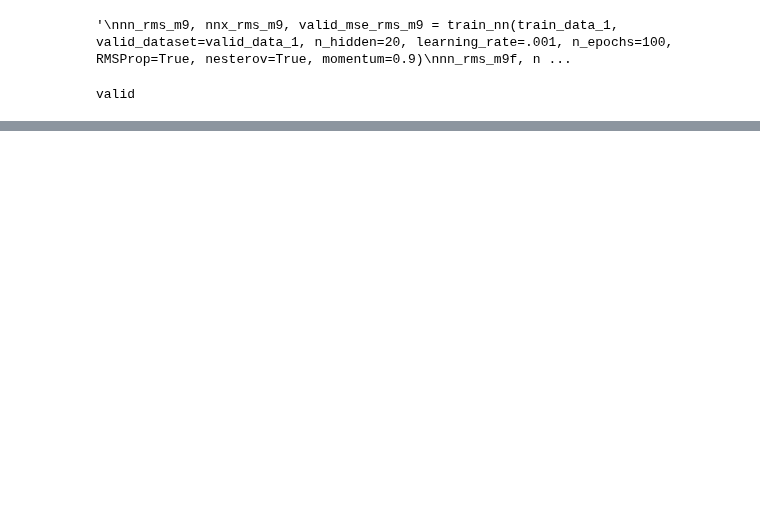
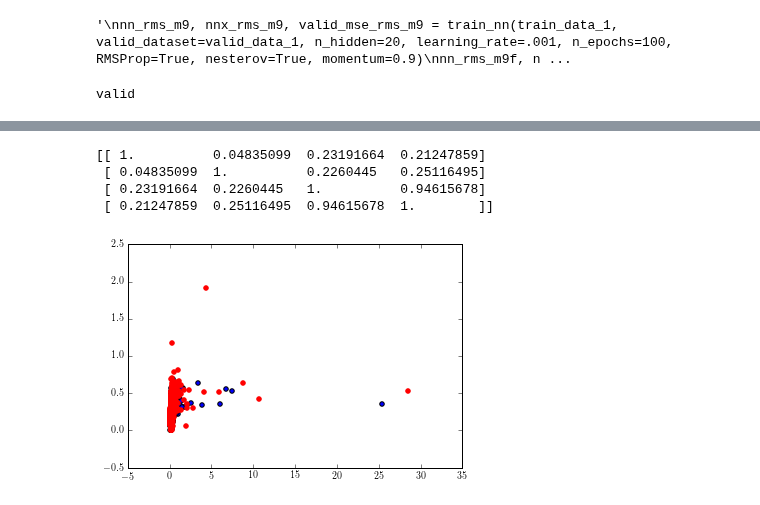
Before and after one commit to NYUMaLab/Divisive_Normalization_Project, a Jupyter notebook: Code/Demixing/Demixing DNN.ipynb, the cells around one changed output, grey strips where cells are left out. Cells and saved outputs as stored; diff of their text form; code cells hidden in the pictures; blank space fills up the shorter version.

```diff
--- a/Code/Demixing/Demixing DNN.ipynb
+++ b/Code/Demixing/Demixing DNN.ipynb
@@ -1321,0 +1366,10 @@ epoch 99, minibatch 1000/1000, validation error 2.677712
+# %%
+plt.scatter(vpost[0], nn_posts1.T[0])
+plt.scatter(vpost[1], nn_posts1.T[1], color='r')
+print np.corrcoef(vpost, nn_posts1.T)
+# %% [output]
+[[ 1.          0.04835099  0.23191664  0.21247859]
+ [ 0.04835099  1.          0.2260445   0.25116495]
+ [ 0.23191664  0.2260445   1.          0.94615678]
+ [ 0.21247859  0.25116495  0.94615678  1.        ]]
+[figure, added]
```
Also changed, not shown: parts of 17 cells of this notebook, 1 other file.
